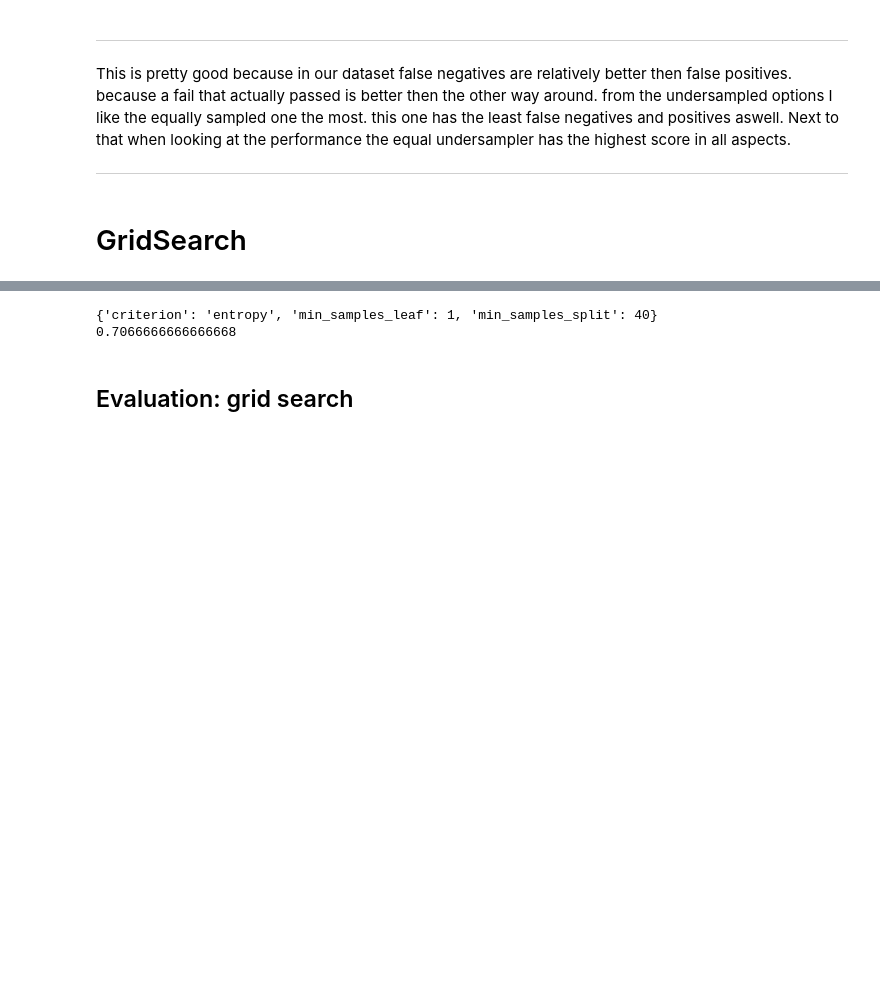
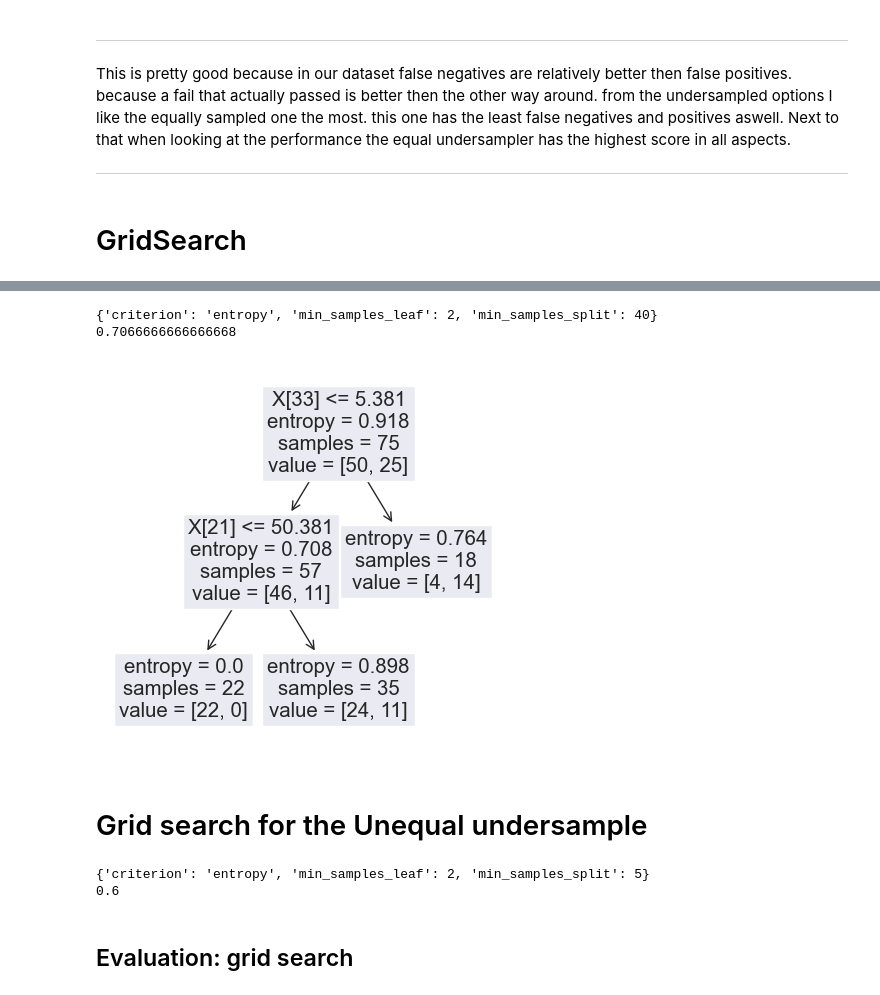
Before and after one commit to alexxtodea/DataAnalytics, a Jupyter notebook: MiniProject/Naamloos.ipynb, the cells around one changed output, grey strips where cells are left out. Drawn from its saved outputs; the diff is of its cells as text; code cells hidden in the pictures; blank space fills up the shorter version.

```diff
--- a/MiniProject/Naamloos.ipynb
+++ b/MiniProject/Naamloos.ipynb
@@ -576,13 +576,13 @@ Now we are going to equalize the samples to hopefully change the performance.
 # %%
 rus = RandomUnderSampler(random_state=42)
 
-X_train_undersampled, y_train_undersampled = rus.fit_resample(X_train, y_train)
+X_train_under_sampled, y_train_under_sampled = rus.fit_resample(X_train, y_train)
 
-classifier.fit(X_train_undersampled, y_train_undersampled)
+classifier.fit(X_train_under_sampled, y_train_under_sampled)
 
-y_pred = classifier.predict(X_train_undersampled)
-print(classification_report(y_train_undersampled, y_pred))
-cm_equal = confusion_matrix(y_train_undersampled, y_pred)
+y_pred = classifier.predict(X_train_under_sampled)
+print(classification_report(y_train_under_sampled, y_pred))
+cm_equal = confusion_matrix(y_train_under_sampled, y_pred)
 sns.heatmap(cm_equal, annot=True)
 # %% [output]
               precision    recall  f1-score   support
@@ -689,8 +705,38 @@ best_score = grid_search.best_score_
 print(best_params)
 print(best_score)
 # %% [output]
-{'criterion': 'entropy', 'min_samples_leaf': 1, 'min_samples_split': 40}
+{'criterion': 'entropy', 'min_samples_leaf': 2, 'min_samples_split': 40}
 0.7066666666666668
+# %%
+best_model = grid_search.best_estimator_
+
+plot_tree(best_model)
+plt.show()
+# %% [output]
+[figure, added]
+# %% [markdown]
+# Grid search for the Unequal undersample
+# %%
+# Define the parameter grid
+param_grid =  {    'criterion': ['gini', 'entropy'],
+    'min_samples_split': [5, 10 ,20,21, 22, 23 ,25, 30, 40, 50],
+    'min_samples_leaf': [1, 2, 3, 4 , 5 ,],}
+# Create a decision tree classifier
+model = DecisionTreeClassifier()
+
+# Perform grid search
+grid_search = GridSearchCV(estimator=model, param_grid=param_grid, cv=5)
+grid_search.fit(X_train_under_sampled, y_train_under_sampled)
+
+# Get the best parameter and best score
+best_params = grid_search.best_params_
+best_score = grid_search.best_score_
+
+print(best_params)
+print(best_score)
+# %% [output]
+{'criterion': 'entropy', 'min_samples_leaf': 2, 'min_samples_split': 5}
+0.6
 # %% [markdown]
 ## Evaluation: grid search
 # %% [markdown]
```
Also changed, not shown: parts of 8 cells of this notebook, 2 other files.
